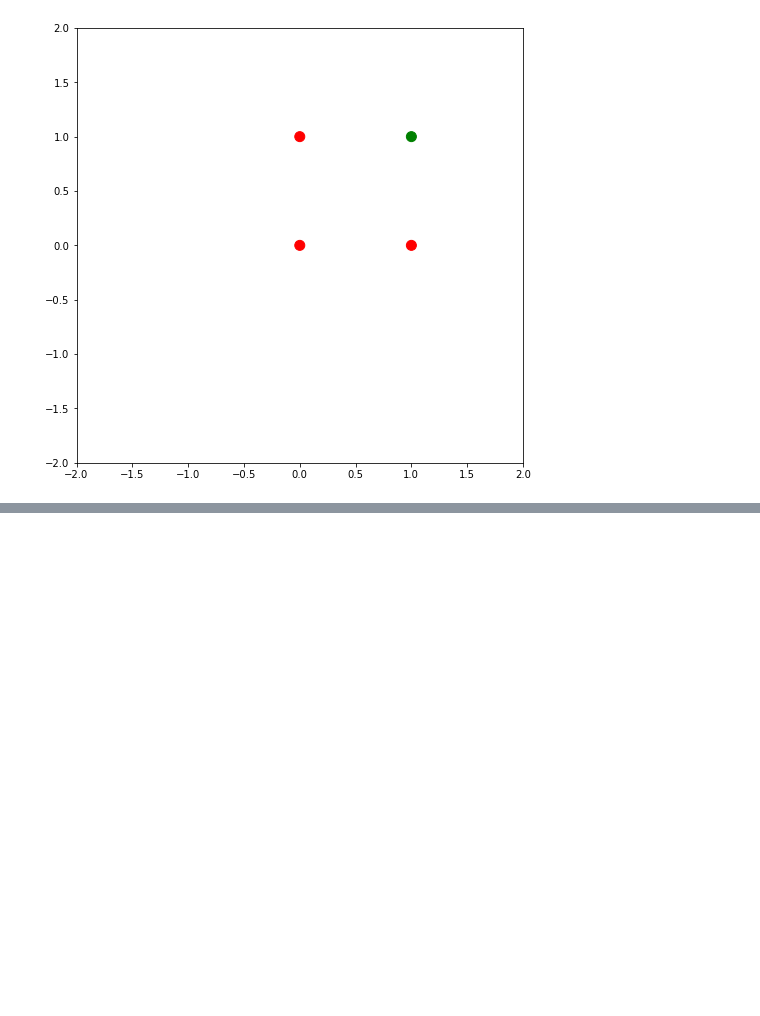
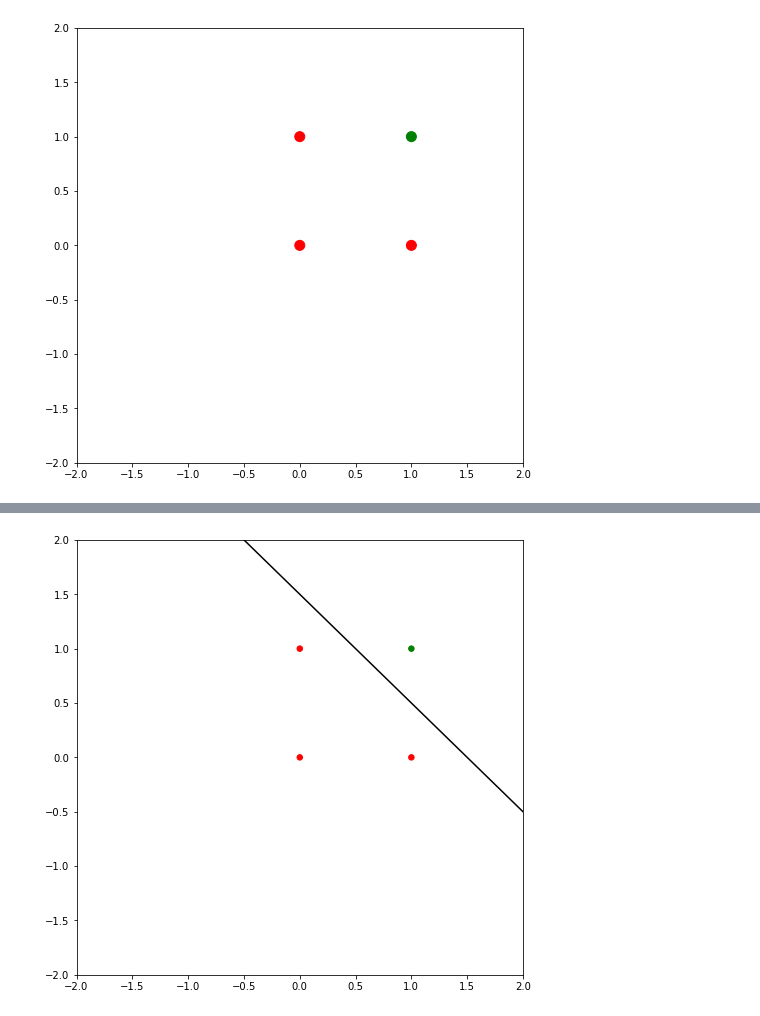
Before and after one commit to hackintoshrao/blog-posts, a Jupyter notebook: Neural Nets/Building Neural Nets From Scratch/Part 1/code/admission.ipynb, the cells around one changed output, grey strips where cells are left out. Saved outputs shown, nothing was run; the diff lists cells and outputs as text; code cells hidden in the pictures; blank space fills up the shorter version.

```diff
--- a/Neural Nets/Building Neural Nets From Scratch/Part 1/code/admission.ipynb
+++ b/Neural Nets/Building Neural Nets From Scratch/Part 1/code/admission.ipynb
@@ -85,0 +156,56 @@ fig.show()
+# %%
+%matplotlib inline
+import matplotlib
+import matplotlib.pyplot as plt
+import numpy as np
+
+# Setting the values weights and bias.
+# With parameters set to values w1 = 1, w2 = 1 and b = -1.5 the perceptron model
+# is able to separate the 2 classes of data and predict the output correctly too.
+w1 = 1
+w2 = 1
+b =  -1.5
+
+# AND gate inputs
+and_gate_input_0 = np.array([1, 1, 0, 0])
+and_gate_input_1 = np.array([0, 1, 0, 1])
+# The output is 1 only in case where both the corresponding inputs are 1.
+and_gate_output  = np.array([0, 1, 0, 0])
+colors = ['red','green']
+
+def get_x1_line_points(x2, w1=w1, w2=w2, b=b):
+    """
+    our line is represented by w1 * x1 + w2 * x2 + b = 0
+    To draw the line we need to find the points on the line and join them.
+    Given a list of x2 values we can rfind corresponding x1 points using the
+    following derivation.
+    x1 = (-1 / w1) ( w2 * x2 +  b )
+    """
+    x1 =  (-1.0 / w1) * (w2 * x2 + b)
+    return x1
+
+
+def generate_spaced_points(minimum, maximum, total_points):
+    """
+    generate total_points number of equally spaced points between minimum and maximum
+    """
+    return np.linspace(minimum, maximum, num=total_points)
+
+n = 50
+
+# generate 20 equally spaced points between - 2 and 2.
+# These will be the values for x2.
+x2 = generate_spaced_points(-2 , 2, 20)
+# Find the x1 values on the line for the supplied x2 points.
+x1 = get_x1_line_points(x2)
+
+# Plot the AND gate data and the line.
+fig, ax = plt.subplots(figsize=(8,8))
+ax.set_xlim([-2, 2])
+ax.set_ylim([-2, 2])
+ax.scatter(and_gate_input_0, and_gate_input_1, c=and_gate_output, cmap=matplotlib.colors.ListedColormap(colors), s= 30)
+ax.plot(x2, x1,   color='black')
+
+fig.show()
+# %% [output]
+[figure, added]
```
Also changed, not shown: parts of 4 cells of this notebook, 2 other files.
